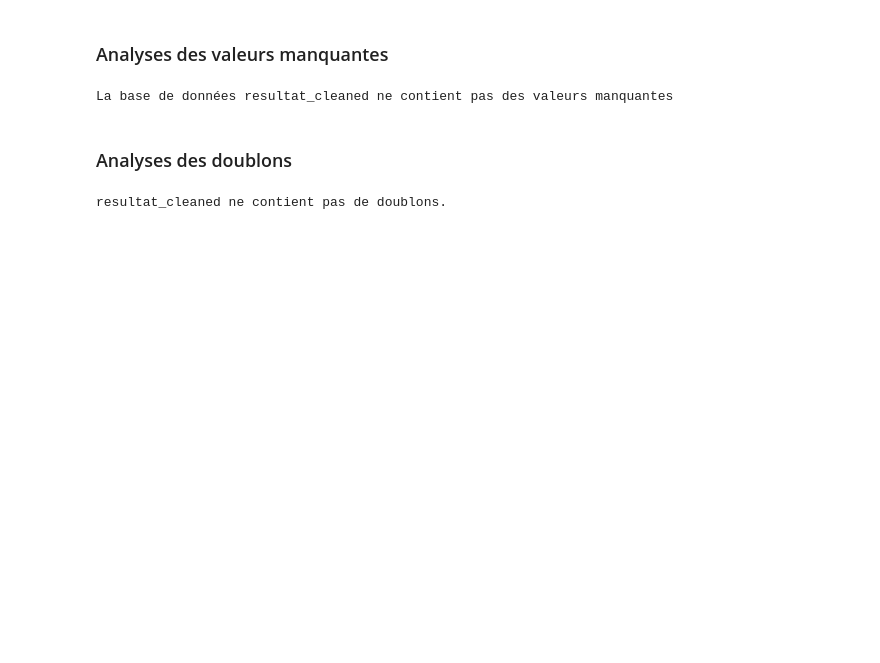
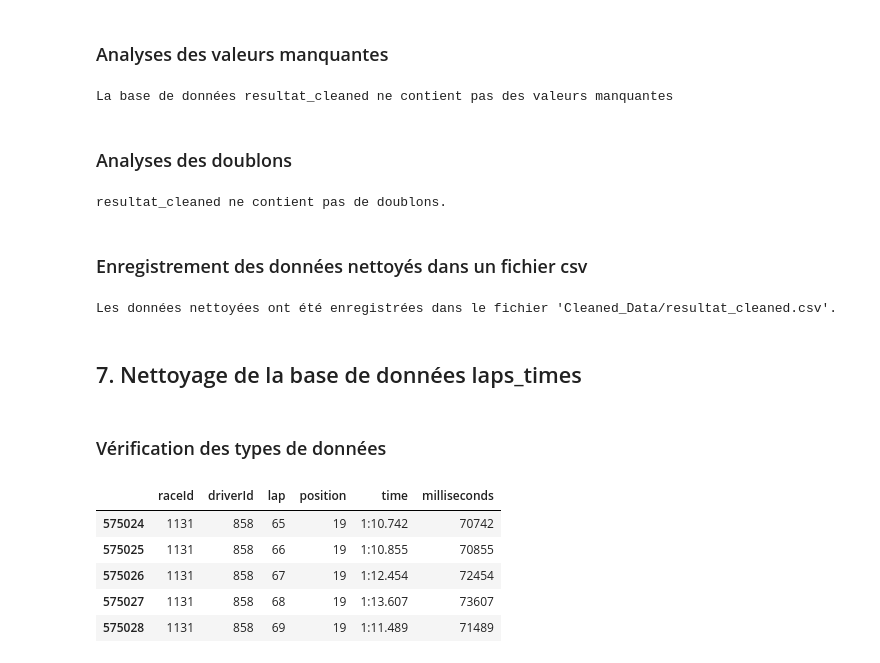
Before and after one commit to youngSaid21/Analyse-de-donnees-Formula-One, a Jupyter notebook: Nettoyage des donnees.ipynb, the cells around one changed output. Cells and saved outputs as stored; diff of their text form; code cells hidden in the pictures; blank space fills up the shorter version.

Commit message:
laps_times cleaning

```diff
--- a/Nettoyage des donnees.ipynb
+++ b/Nettoyage des donnees.ipynb
@@ -455,0 +447,20 @@ resultat_cleaned ne contient pas de doublons.
+# %% [markdown]
+### Enregistrement des données nettoyés dans un fichier csv
+# %%
+dataset_to_csv(resultat_cleaned, 'resultat_cleaned')
+# %% [output]
+Les données nettoyées ont été enregistrées dans le fichier 'Cleaned_Data/resultat_cleaned.csv'.
+# %% [markdown]
+## 7. Nettoyage de la base de données laps_times
+# %% [markdown]
+### Vérification des types de données
+# %%
+# Afficher les 5 premières lignes
+laps_times.head()
+# %% [output]
+|  | raceId | driverId | lap | position | time | milliseconds |
+| 575024 | 1131 | 858 | 65 | 19 | 1:10.742 | 70742 |
+| 575025 | 1131 | 858 | 66 | 19 | 1:10.855 | 70855 |
+| 575026 | 1131 | 858 | 67 | 19 | 1:12.454 | 72454 |
+| 575027 | 1131 | 858 | 68 | 19 | 1:13.607 | 73607 |
+| 575028 | 1131 | 858 | 69 | 19 | 1:11.489 | 71489 |
```
Also changed, not shown: parts of 10 cells of this notebook, 2 other files.
